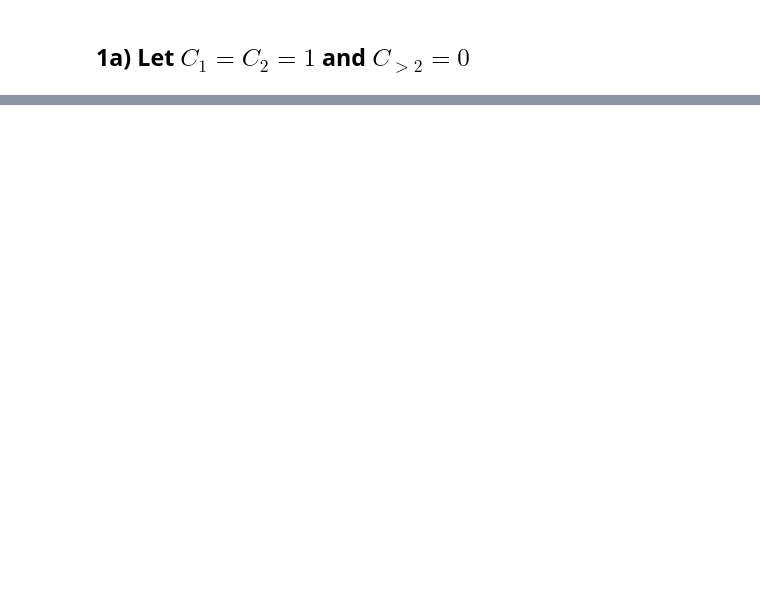
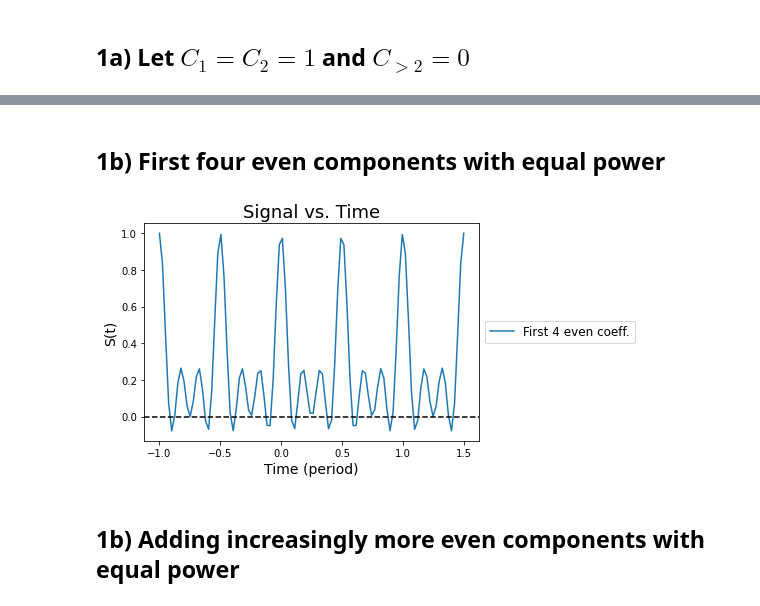
Before and after one commit to jlilly364/ASTR5490, a Jupyter notebook: HW2/PlanetsHW2.ipynb, the cells around one changed output, grey strips where cells are left out. Drawn from its saved outputs; the diff is of its cells as text; code cells hidden in the pictures; blank space fills up the shorter version.

```diff
--- a/HW2/PlanetsHW2.ipynb
+++ b/HW2/PlanetsHW2.ipynb
@@ -102,0 +143,15 @@ fourierOddEven.FourierPlotter('solid')
+# %% [markdown]
+## 1b) First four even components with equal power
+# %%
+# Make a list of Fourier coefficients of equal power
+c = np.ones(4)
+
+# Create instance of class for set first four even coefficients
+fourierEven = Fourier(c,start=-1,end=1.5,parity='even')
+
+# Plot form of Fourier components
+fourierEven.FourierPlotter(xaxis='time')
+# %% [output]
+[figure, added]
+# %% [markdown]
+## 1b) Adding increasingly more even components with equal power
```
Also changed, not shown: parts of 40 cells of this notebook, 3 other files.
